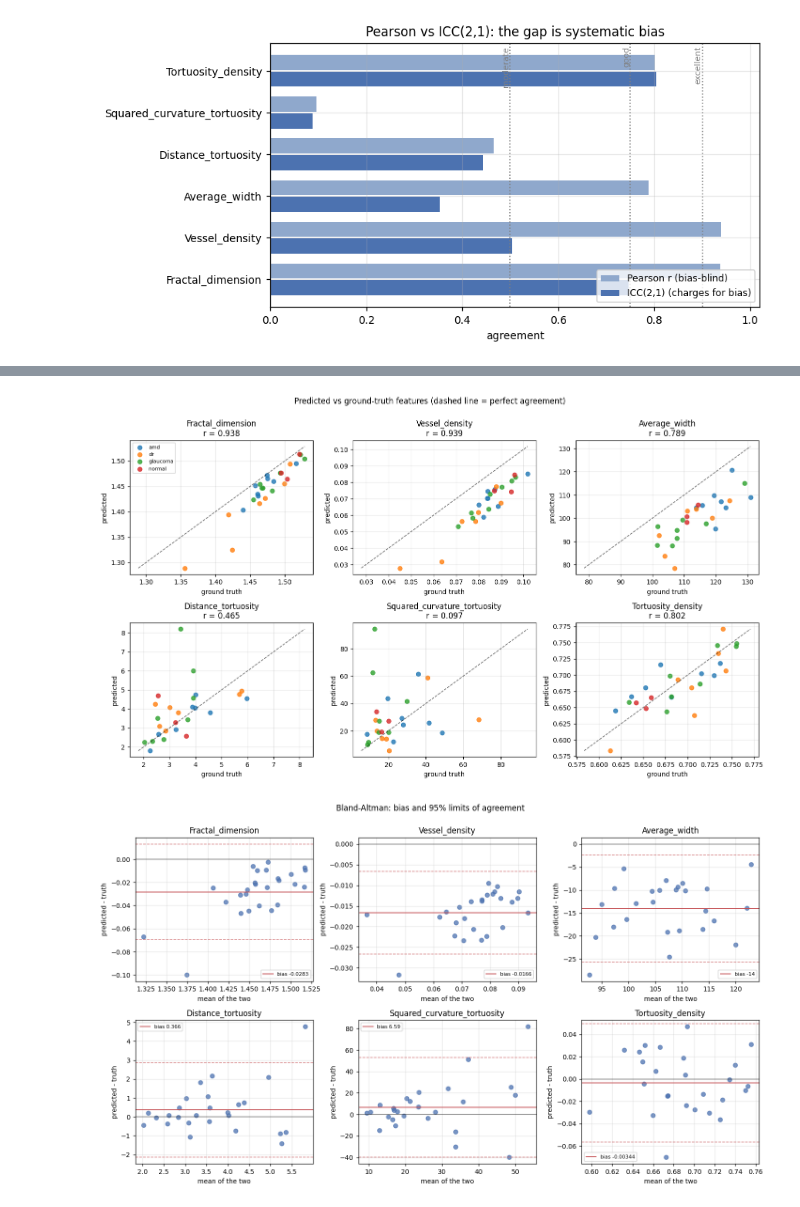
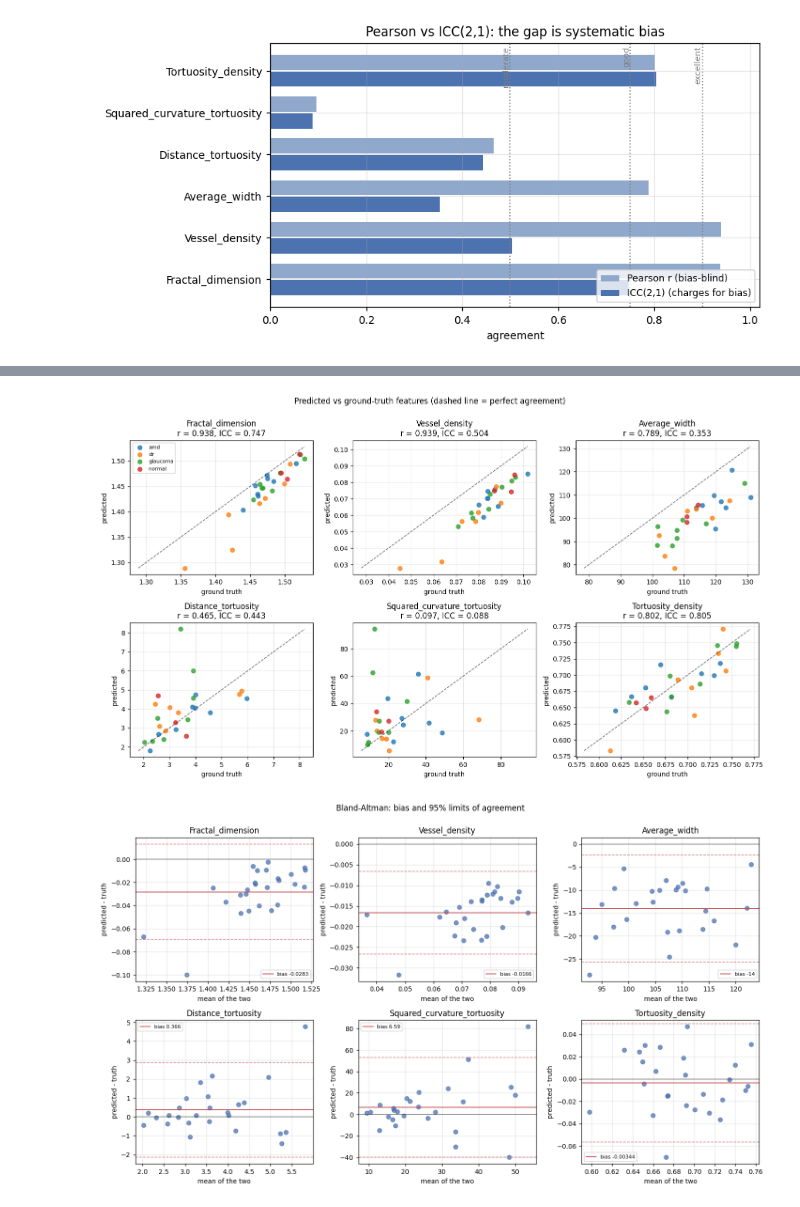
Before and after one commit to staskh/AutoMorph, a Jupyter notebook: benchmark/analysis.ipynb, the cells around one changed output, grey strips where cells are left out. Cells and saved outputs as stored; diff of their text form; code cells hidden in the pictures.

```diff
--- a/benchmark/analysis.ipynb
+++ b/benchmark/analysis.ipynb
@@ -285,0 +301,37 @@ Tortuosity_density               r= 0.802 (p=8.6e-07)   rho= 0.791 (p=1.5e-06)
+# %%
+rows = []
+for feature in FEATURES:
+    pair = ok[["key", f"{feature}_pred", f"{feature}_gt"]].dropna()
+    predicted = pair[f"{feature}_pred"].to_numpy()
+    reference = pair[f"{feature}_gt"].to_numpy()
+    full = icc21(predicted, reference)
+
+    worst_key, worst_icc = None, full
+    for position in range(len(pair)):
+        keep = np.arange(len(pair)) != position
+        without = icc21(predicted[keep], reference[keep])
+        if abs(without - full) > abs(worst_icc - full):
+            worst_key, worst_icc = pair["key"].iloc[position], without
+
+    rows.append(
+        {
+            "feature": feature,
+            "ICC_all": full,
+            "most_influential_image": worst_key,
+            "ICC_without_it": worst_icc,
+            "swing": worst_icc - full,
+            "fragile": abs(worst_icc - full) > 0.15,
+        }
+    )
+
+leverage = pd.DataFrame(rows).set_index("feature")
+display(leverage.round(3))
+
+fragile = leverage[leverage["fragile"]]
+if len(fragile):
+    print("Leverage-dependent — do not read the ICC point estimate alone:")
+    for feature, row in fragile.iterrows():
+        print(f"  {feature}: {row['ICC_all']:.3f} -> {row['ICC_without_it']:.3f} "
+              f"without {row['most_influential_image']}")
+else:
+    print("No single image moves any ICC by more than 0.15.")
@@ -286,23 +350,24 @@ Tortuosity_density               r= 0.802 (p=8.6e-07)   rho= 0.791 (p=1.5e-06)
 # %%
 fig, axes = plt.subplots(2, 3, figsize=(13, 7.5))
 
 for ax, feature in zip(axes.ravel(), FEATURES):
     pair = ok[[f"{feature}_pred", f"{feature}_gt", "disease"]].dropna()
     for disease in order:
         subset = pair[pair["disease"] == disease]
         ax.scatter(subset[f"{feature}_gt"], subset[f"{feature}_pred"], label=disease, s=34, alpha=0.8)
 
-    combined = pd.concat([pair[f"{feature}_gt"], pair[f"{feature}_pred"]])
-    limits = [combined.min(), combined.max()]
+    combined_values = pd.concat([pair[f"{feature}_gt"], pair[f"{feature}_pred"]])
+    limits = [combined_values.min(), combined_values.max()]
     ax.plot(limits, limits, "k--", lw=1, alpha=0.6)
     r = pair[f"{feature}_pred"].corr(pair[f"{feature}_gt"])
-    ax.set(xlabel="ground truth", ylabel="predicted", title=f"{feature}\nr = {r:.3f}")
+    ax.set(xlabel="ground truth", ylabel="predicted",
+           title=f"{feature}\nr = {r:.3f}, ICC = {agreement.loc[feature, 'ICC21']:.3f}")
 
 axes[0, 0].legend(fontsize=7)
 fig.suptitle("Predicted vs ground-truth features (dashed line = perfect agreement)", y=1.0)
 fig.tight_layout()
 # %% [output]
-[figure, old version]
+[figure, new version]
 # %%
 fig, axes = plt.subplots(2, 3, figsize=(13, 7.5))
 
```
Also changed, not shown: parts of 25 cells of this notebook, 19 other files.
